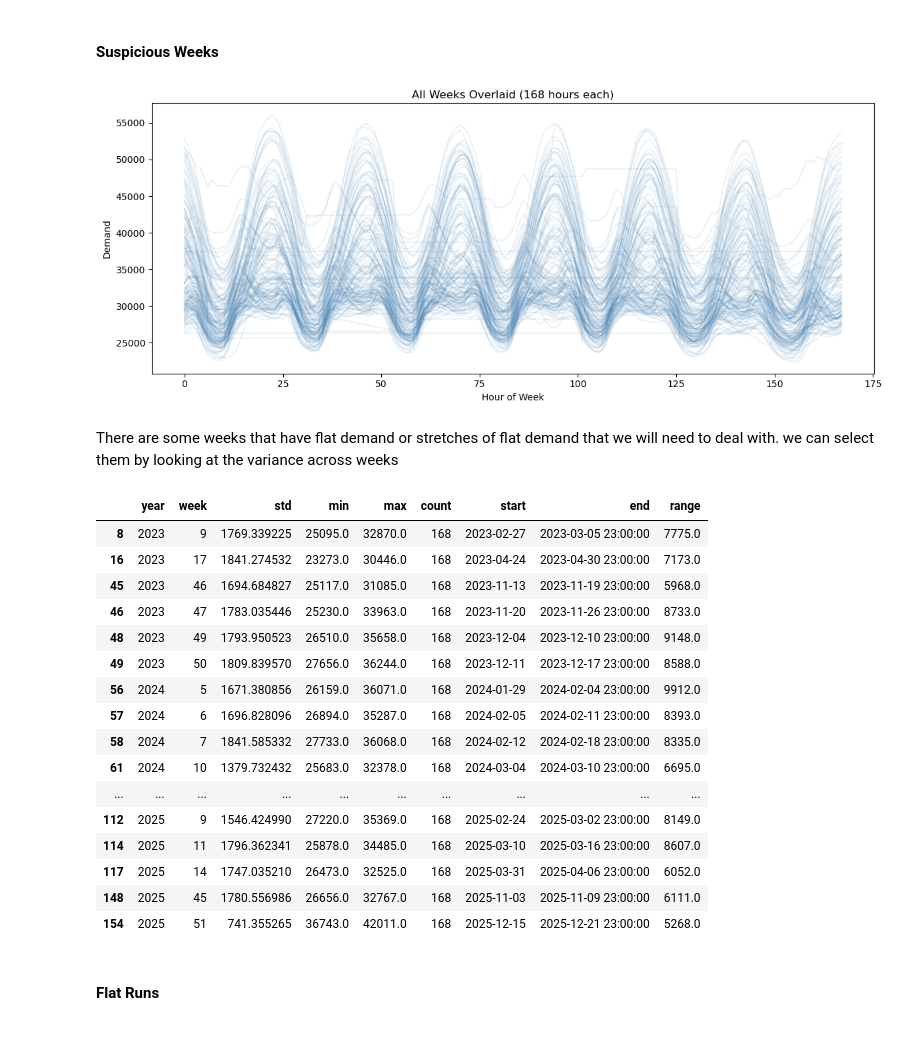
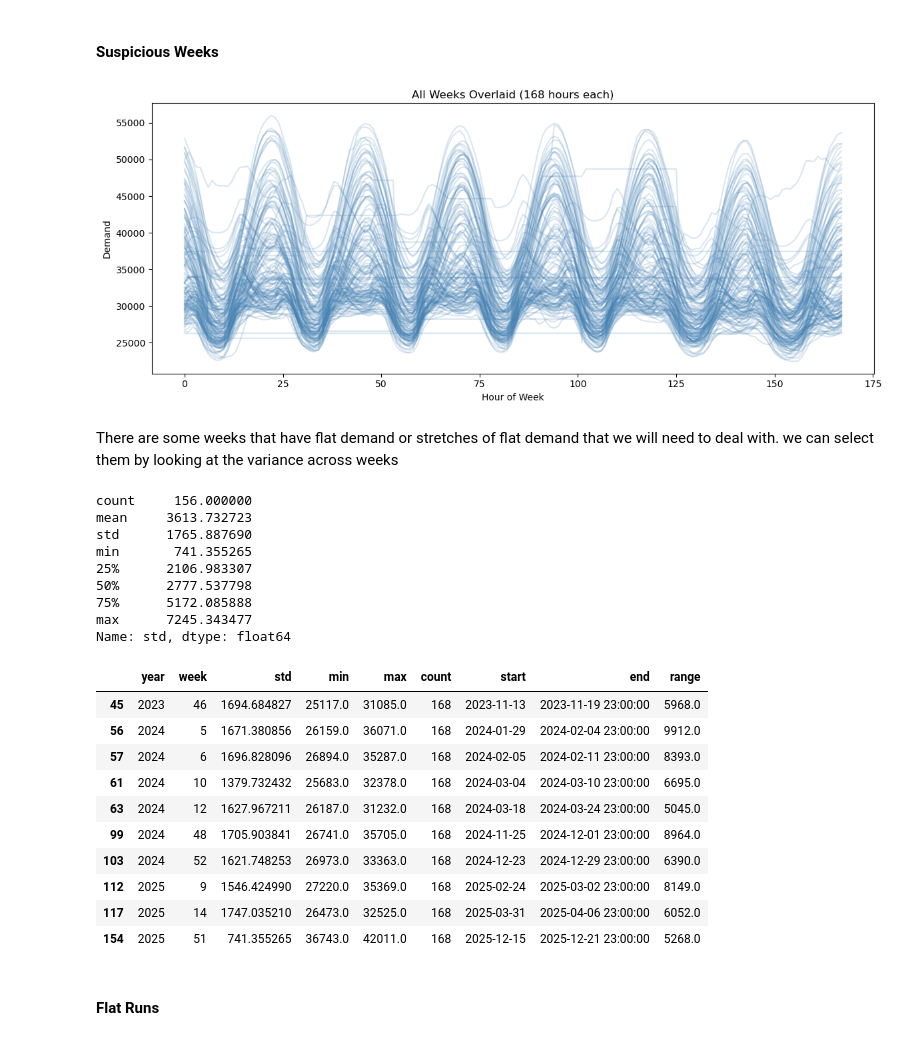
Before and after one commit to maxwellgriffith345/LoadForecast, a Jupyter notebook: notebooks/EDA.ipynb, the cells around one changed output. Cells and saved outputs as stored; diff of their text form; code cells hidden in the pictures.

```diff
--- a/notebooks/EDA.ipynb
+++ b/notebooks/EDA.ipynb
@@ -78,3 +88,10 @@ df[df.isnull().any(axis = 1)]
 | 2024-02-21 05:00:00 | NaN | 11.711499 | 0 |
 | 2024-02-21 06:00:00 | NaN | 10.361500 | 0 |
 | 2024-07-10 06:00:00 | NaN | 21.661500 | 0 |
+# %%
+#fill forward the NAs we will handle flat demand runs in the next steps
+df.sort_index()
+df["Demand"] = df["Demand"].ffill()
+
+#check the nulls
+df[df.isnull().any(axis = 1)]
@@ -87,6 +107,6 @@ df.Demand.plot()
 #clearly there is an error the the data collection that we need to replace
 df["Demand"] = (df["Demand"]
     .mask(df["Demand"] == df["Demand"].max())
-    .interpolate(method="time")
+    .ffill()
 )
 # %%
@@ -127,7 +149,7 @@ fig, ax = plt.subplots(figsize=(12, 5))
 
 for year_week, group in df.groupby([df.index.year, df.index.isocalendar().week]):
     if len(group) == 168:  # full week only
-        ax.plot(range(168), group["Demand"].values, alpha=0.1, color="steelblue")
+        ax.plot(range(168), group["Demand"].values, alpha=0.2, color="steelblue")
 
 ax.set_title("All Weeks Overlaid (168 hours each)")
 ax.set_xlabel("Hour of Week")
@@ -135,7 +157,7 @@ ax.set_ylabel("Demand")
 plt.tight_layout()
 plt.show()
 # %% [output]
-[figure, old version]
+[figure, new version]
 # %% [markdown]
 There are some weeks that have flat demand or stretches of flat demand that we will need to deal with. we can select them by looking at the variance across weeks
 # %%
@@ -159,28 +181,32 @@ weekly_stats["range"] = weekly_stats["max"] - weekly_stats["min"]
 # %%
 #let's look at the variance by week
 weekly_stats["std"].describe()
+# %% [output]
+count     156.000000
+mean     3613.732723
+std      1765.887690
+min       741.355265
+25%      2106.983307
+50%      2777.537798
+75%      5172.085888
+max      7245.343477
+Name: std, dtype: float64
 # %%
 # Sort by lowest variance to find flattest weeks
 # if a "typical" week has a std of around 1,700 than anything well below that is worth looking at
-suspicious_weeks = weekly_stats.sort_values("std").head(20)
+suspicious_weeks = weekly_stats.sort_values("std").head(10)
 suspicious_weeks.sort_values("start")
 # %% [output]
 |  | year | week | std | min | max | count | start | end | range |
-| 8 | 2023 | 9 | 1769.339225 | 25095.0 | 32870.0 | 168 | 2023-02-27 | 2023-03-05 23:00:00 | 7775.0 |
-| 16 | 2023 | 17 | 1841.274532 | 23273.0 | 30446.0 | 168 | 2023-04-24 | 2023-04-30 23:00:00 | 7173.0 |
 | 45 | 2023 | 46 | 1694.684827 | 25117.0 | 31085.0 | 168 | 2023-11-13 | 2023-11-19 23:00:00 | 5968.0 |
-| 46 | 2023 | 47 | 1783.035446 | 25230.0 | 33963.0 | 168 | 2023-11-20 | 2023-11-26 23:00:00 | 8733.0 |
-| 48 | 2023 | 49 | 1793.950523 | 26510.0 | 35658.0 | 168 | 2023-12-04 | 2023-12-10 23:00:00 | 9148.0 |
-| 49 | 2023 | 50 | 1809.839570 | 27656.0 | 36244.0 | 168 | 2023-12-11 | 2023-12-17 23:00:00 | 8588.0 |
 | 56 | 2024 | 5 | 1671.380856 | 26159.0 | 36071.0 | 168 | 2024-01-29 | 2024-02-04 23:00:00 | 9912.0 |
 | 57 | 2024 | 6 | 1696.828096 | 26894.0 | 35287.0 | 168 | 2024-02-05 | 2024-02-11 23:00:00 | 8393.0 |
-| 58 | 2024 | 7 | 1841.585332 | 27733.0 | 36068.0 | 168 | 2024-02-12 | 2024-02-18 23:00:00 | 8335.0 |
 | 61 | 2024 | 10 | 1379.732432 | 25683.0 | 32378.0 | 168 | 2024-03-04 | 2024-03-10 23:00:00 | 6695.0 |
-| ... | ... | ... | ... | ... | ... | ... | ... | ... | ... |
+| 63 | 2024 | 12 | 1627.967211 | 26187.0 | 31232.0 | 168 | 2024-03-18 | 2024-03-24 23:00:00 | 5045.0 |
+| 99 | 2024 | 48 | 1705.903841 | 26741.0 | 35705.0 | 168 | 2024-11-25 | 2024-12-01 23:00:00 | 8964.0 |
+| 103 | 2024 | 52 | 1621.748253 | 26973.0 | 33363.0 | 168 | 2024-12-23 | 2024-12-29 23:00:00 | 6390.0 |
 | 112 | 2025 | 9 | 1546.424990 | 27220.0 | 35369.0 | 168 | 2025-02-24 | 2025-03-02 23:00:00 | 8149.0 |
-| 114 | 2025 | 11 | 1796.362341 | 25878.0 | 34485.0 | 168 | 2025-03-10 | 2025-03-16 23:00:00 | 8607.0 |
 | 117 | 2025 | 14 | 1747.035210 | 26473.0 | 32525.0 | 168 | 2025-03-31 | 2025-04-06 23:00:00 | 6052.0 |
-| 148 | 2025 | 45 | 1780.556986 | 26656.0 | 32767.0 | 168 | 2025-11-03 | 2025-11-09 23:00:00 | 6111.0 |
 | 154 | 2025 | 51 | 741.355265 | 36743.0 | 42011.0 | 168 | 2025-12-15 | 2025-12-21 23:00:00 | 5268.0 |
 # %% [markdown]
 #### Flat Runs
```
Also changed, not shown: parts of 34 cells of this notebook.
